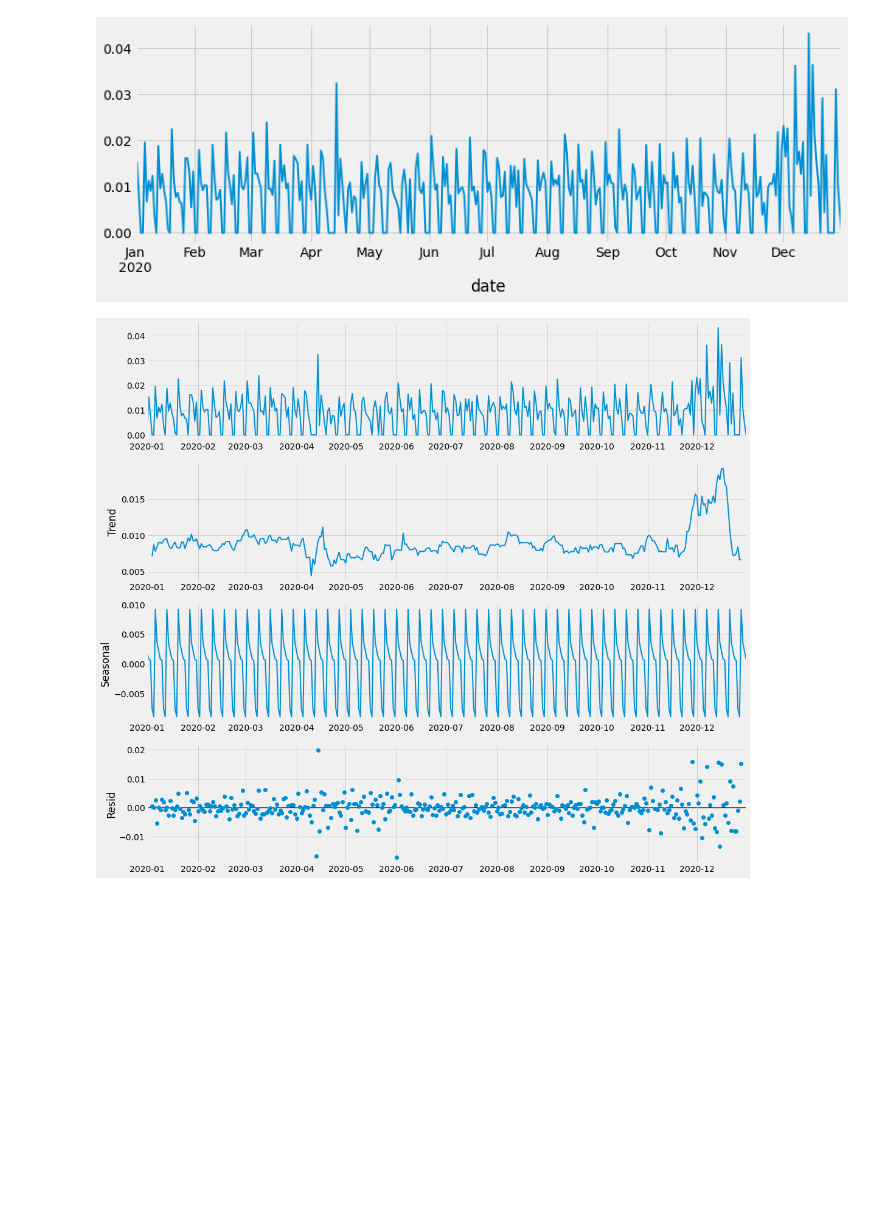
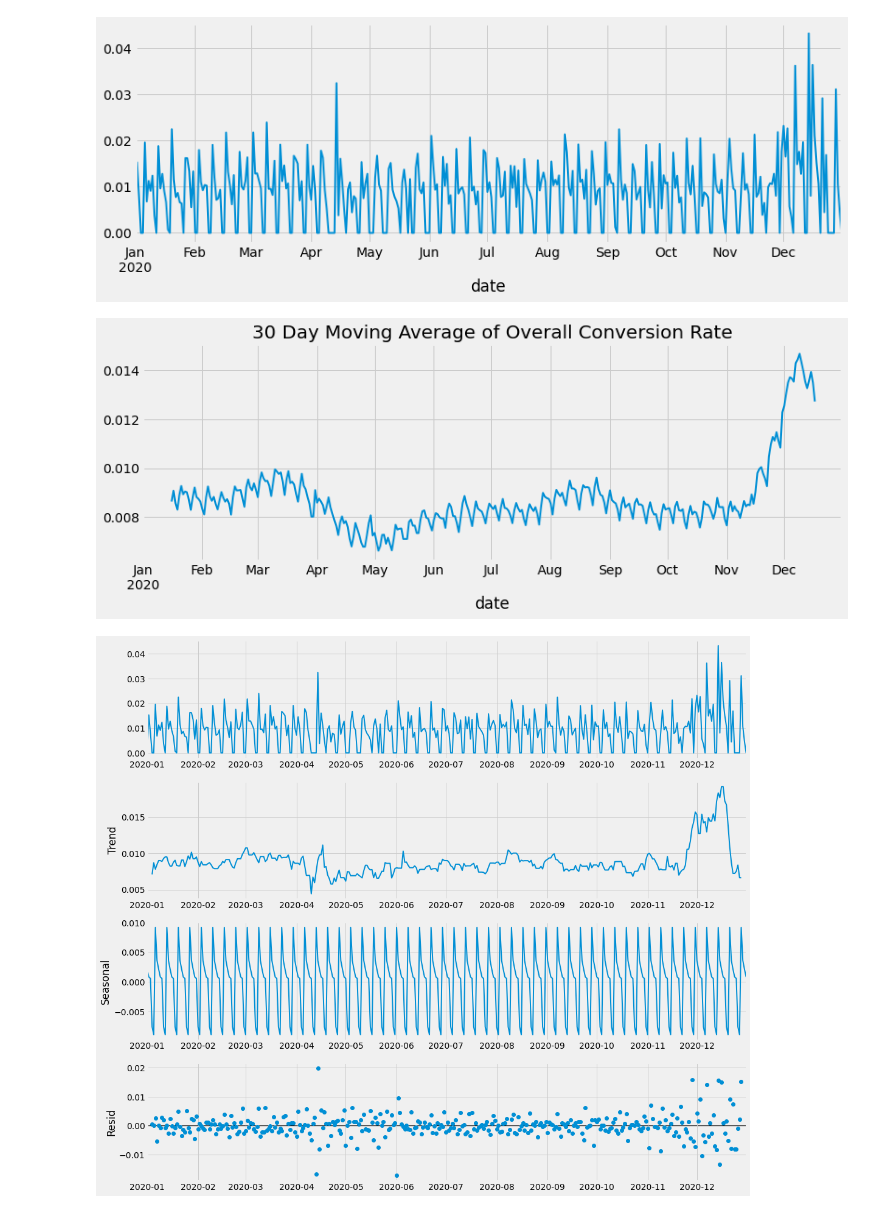
Before and after one commit to samarthum/rebuy_case_study, a Jupyter notebook: notebooks/Conversion Rate Forecast.ipynb, the cells around one changed output. Cells and saved outputs as stored; diff of their text form; code cells hidden in the pictures; blank space fills up the shorter version.

```diff
--- a/notebooks/Conversion Rate Forecast.ipynb
+++ b/notebooks/Conversion Rate Forecast.ipynb
@@ -80,6 +83,12 @@ daily_conversion = (visits_sales.groupby('date')['sales'].sum()/visits_sales.gro
 daily_conversion.plot(linewidth=config.lw, figsize=config.FIGSIZE);
 # %% [output]
 [figure]
+# %%
+daily_conversion.rolling(30, center=True)\
+    .mean().plot(linewidth=config.lw)
+plt.title('30 Day Moving Average of Overall Conversion Rate');
+# %% [output]
+[figure, added]
 # %%
 plot_decomposed(daily_conversion)
 # %% [output]
```
Also changed, not shown: parts of 25 cells of this notebook.
